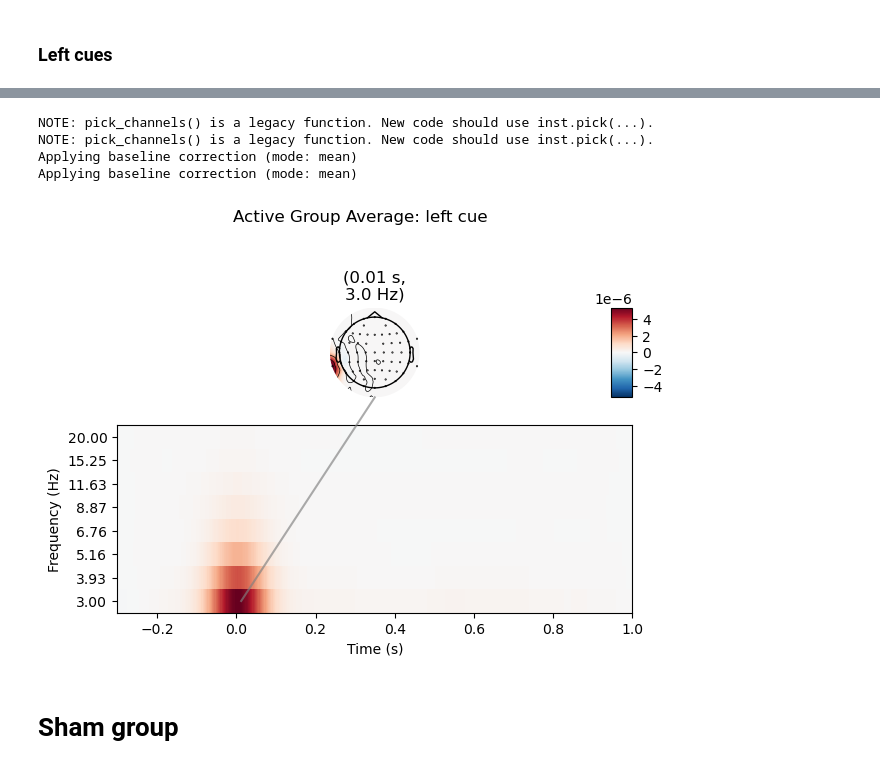
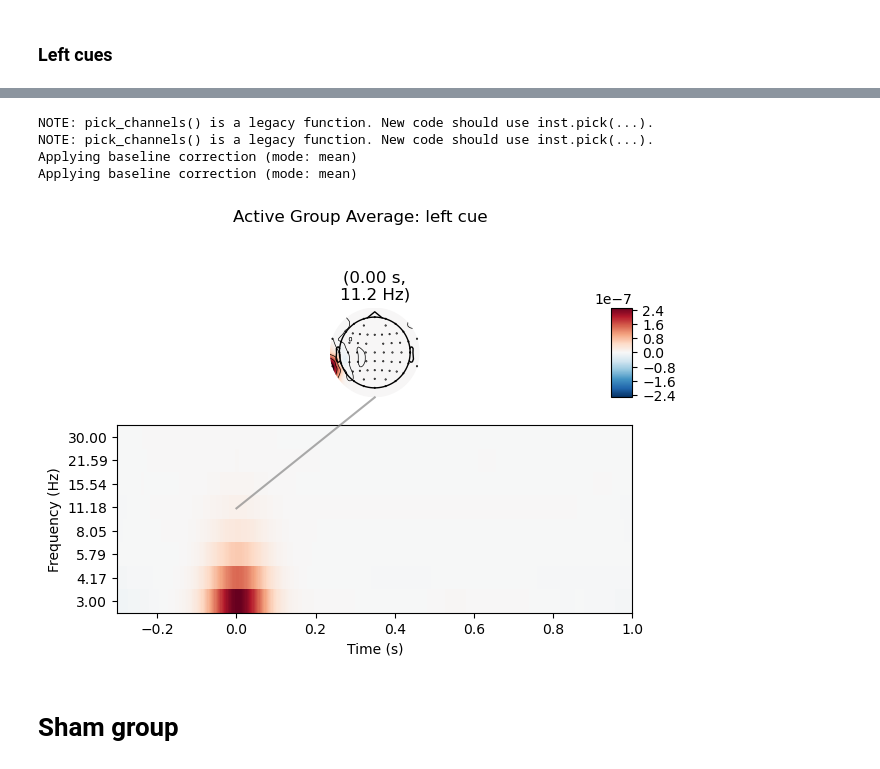
Before and after one commit to locua/time-frequency-analysis, a Jupyter notebook: tf.ipynb, the cells around one changed output, grey strips where cells are left out. Saved outputs shown, nothing was run; the diff lists cells and outputs as text; code cells hidden in the pictures.

```diff
--- a/tf.ipynb
+++ b/tf.ipynb
@@ -26,7 +26,7 @@ sham_ids = df[df.condition=='sham group'].participant_number.to_list()
 # active_ids, sham_ids
 # %%
 # Get list of filenames for each group:
-cleaned_dir = './cleaned'
+cleaned_dir = './ica_notebooks/cleaned'
 
 active_eeg_files = []
 sham_eeg_files = []
@@ -129,7 +129,7 @@ def process_group(file_names, focal_event):
                             detrend=1,
                             tmin=-.3,
                             tmax=1,
-                            baseline=(None, 0),
+                            baseline=(-0.3, -0.1),
                             preload=True,
                             # picks=picks,
                             event_repeated='drop')
@@ -413,15 +397,15 @@ Reading 0 ... 678635  =      0.000 ...   678.635 secs...
 ... (54 outputs left out)
 # %%
 # Plot the result for each group
-average_power_active_left.plot_joint(baseline=(-0.3, -0.2), mode='mean', title='Active Group Average: left cue',);
+average_power_active_left.plot_joint(baseline=(-0.3, -0.1), mode='mean', title='Active Group Average: left cue', timefreqs=(0, 10));
 # Show
 plt.show()
 # %% [output]
 NOTE: pick_channels() is a legacy function. New code should use inst.pick(...).
 NOTE: pick_channels() is a legacy function. New code should use inst.pick(...).
 Applying baseline correction (mode: mean)
 Applying baseline correction (mode: mean)
-[figure, old version]
+[figure, new version]
 # %% [markdown]
 # Sham group
 # %%
```
Also changed, not shown: parts of 8 cells of this notebook.
